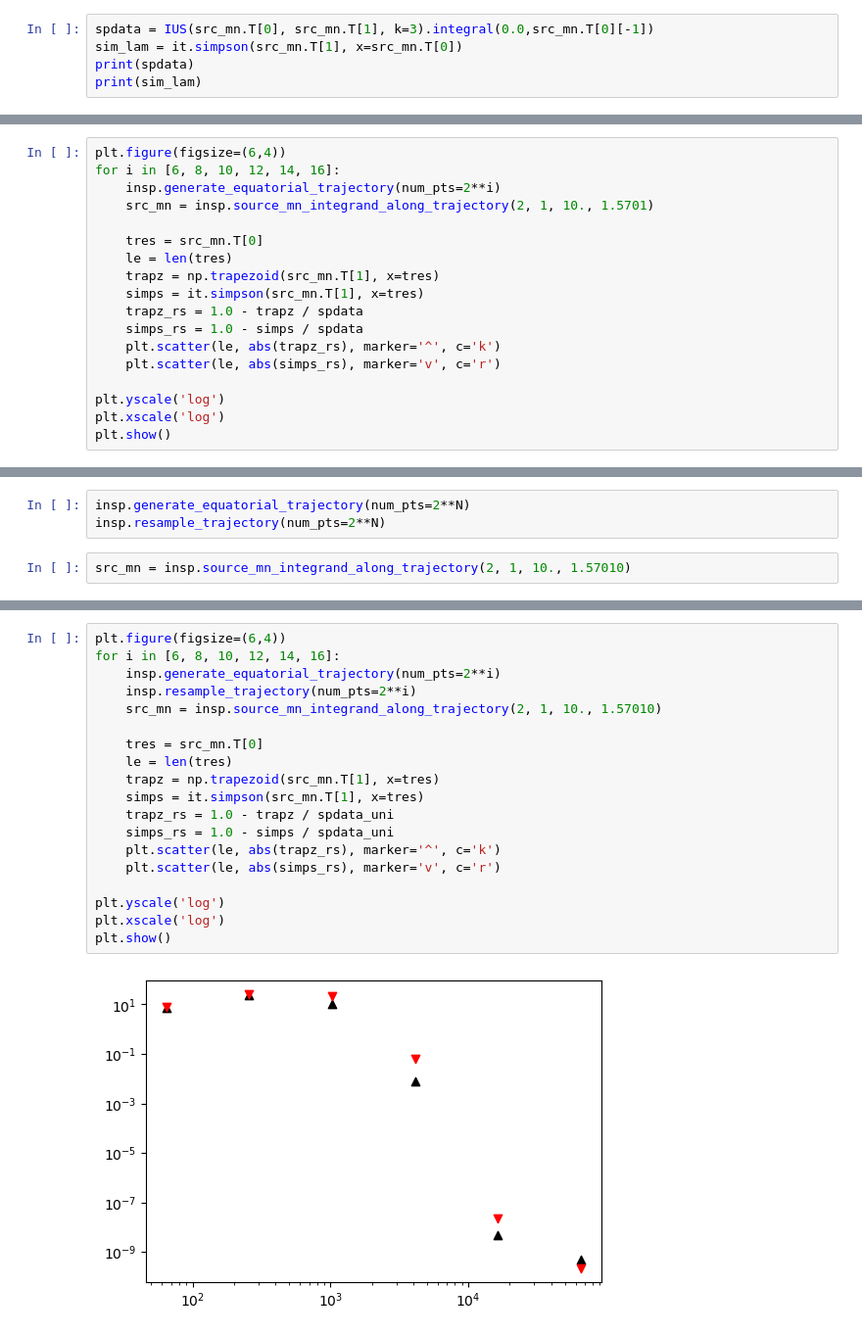
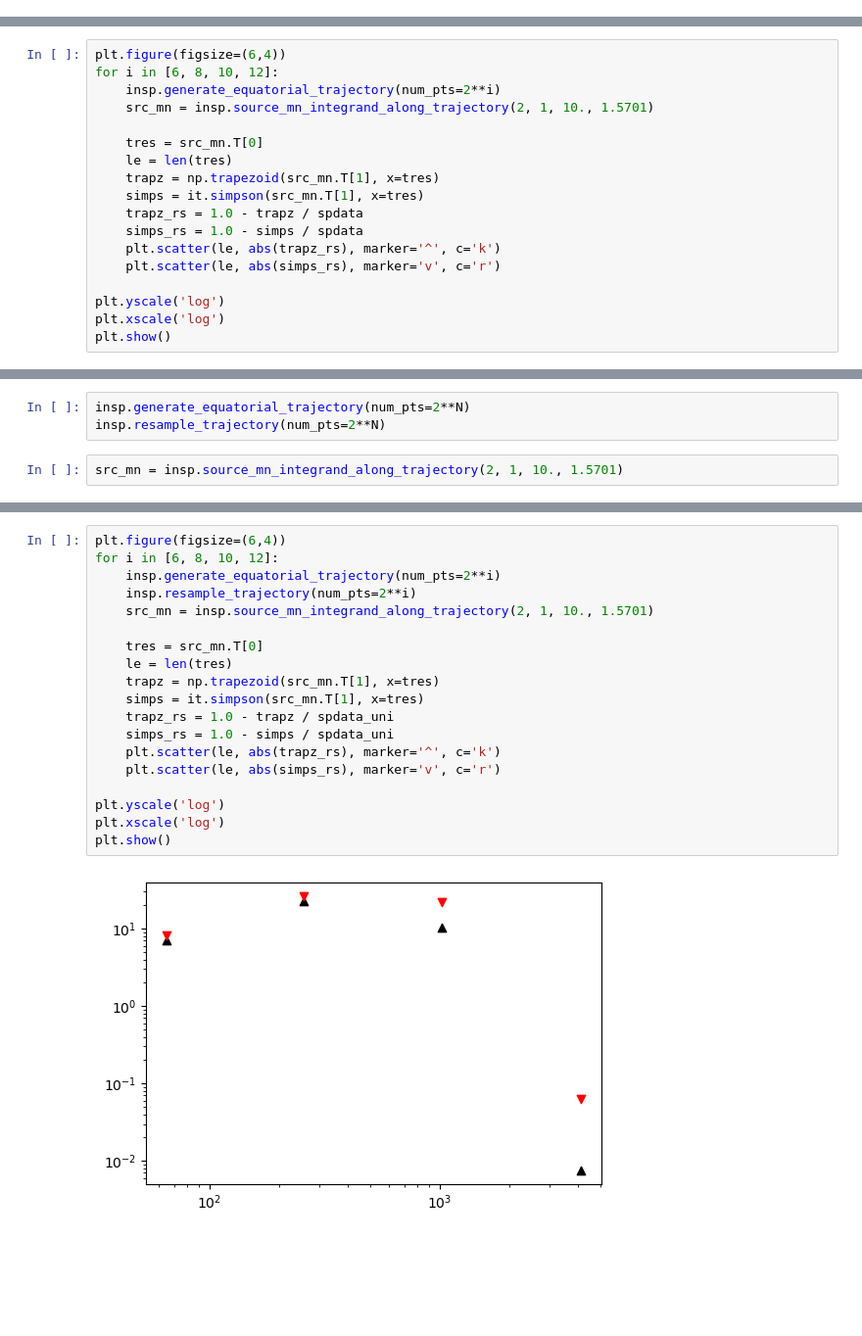
Before and after one commit to thompsonphys/inspectre, a Jupyter notebook: notebooks/test_inspectre.ipynb, the cells around one changed output, grey strips where cells are left out. Shown at 98% size. Drawn from its saved outputs; the diff is of its cells as text; blank space fills up the shorter version.

```diff
--- a/notebooks/test_inspectre.ipynb
+++ b/notebooks/test_inspectre.ipynb
@@ -98,5 +95,0 @@ print(sim_lam)
-# %%
-spdata = IUS(src_mn.T[0], src_mn.T[1], k=3).integral(0.0,src_mn.T[0][-1])
-sim_lam = it.simpson(src_mn.T[1], x=src_mn.T[0])
-print(spdata)
-print(sim_lam)
@@ -106,6 +96,6 @@ print(sim_lam)
 # %%
 plt.figure(figsize=(6,4))
-for i in [6, 8, 10, 12, 14, 16]:
+for i in [6, 8, 10, 12]:
     insp.generate_equatorial_trajectory(num_pts=2**i)
     src_mn = insp.source_mn_integrand_along_trajectory(2, 1, 10., 1.5701)
 
@@ -127,7 +117,7 @@ plt.show()
 insp.generate_equatorial_trajectory(num_pts=2**N)
 insp.resample_trajectory(num_pts=2**N)
 # %%
-src_mn = insp.source_mn_integrand_along_trajectory(2, 1, 10., 1.57010)
+src_mn = insp.source_mn_integrand_along_trajectory(2, 1, 10., 1.5701)
 # %%
 spdata_uni = IUS(src_mn.T[0], src_mn.T[1], k=3).integral(0,src_mn.T[0][-1])
 sim_lam_uni = it.simpson(src_mn.T[1], x=src_mn.T[0])
@@ -139,21 +132,21 @@ print(sim_lam_uni)
 # %%
 plt.figure(figsize=(6,4))
-for i in [6, 8, 10, 12, 14, 16]:
+for i in [6, 8, 10, 12]:
     insp.generate_equatorial_trajectory(num_pts=2**i)
     insp.resample_trajectory(num_pts=2**i)
-    src_mn = insp.source_mn_integrand_along_trajectory(2, 1, 10., 1.57010)
+    src_mn = insp.source_mn_integrand_along_trajectory(2, 1, 10., 1.5701)
 
     tres = src_mn.T[0]
     le = len(tres)
     trapz = np.trapezoid(src_mn.T[1], x=tres)
     simps = it.simpson(src_mn.T[1], x=tres)
     trapz_rs = 1.0 - trapz / spdata_uni
     simps_rs = 1.0 - simps / spdata_uni
     plt.scatter(le, abs(trapz_rs), marker='^', c='k')
     plt.scatter(le, abs(simps_rs), marker='v', c='r')
 
 plt.yscale('log')
 plt.xscale('log')
 plt.show()
 # %% [output]
-[figure, old version]
+[figure, new version]
```
Also changed, not shown: parts of 14 cells of this notebook, 2 other files.
